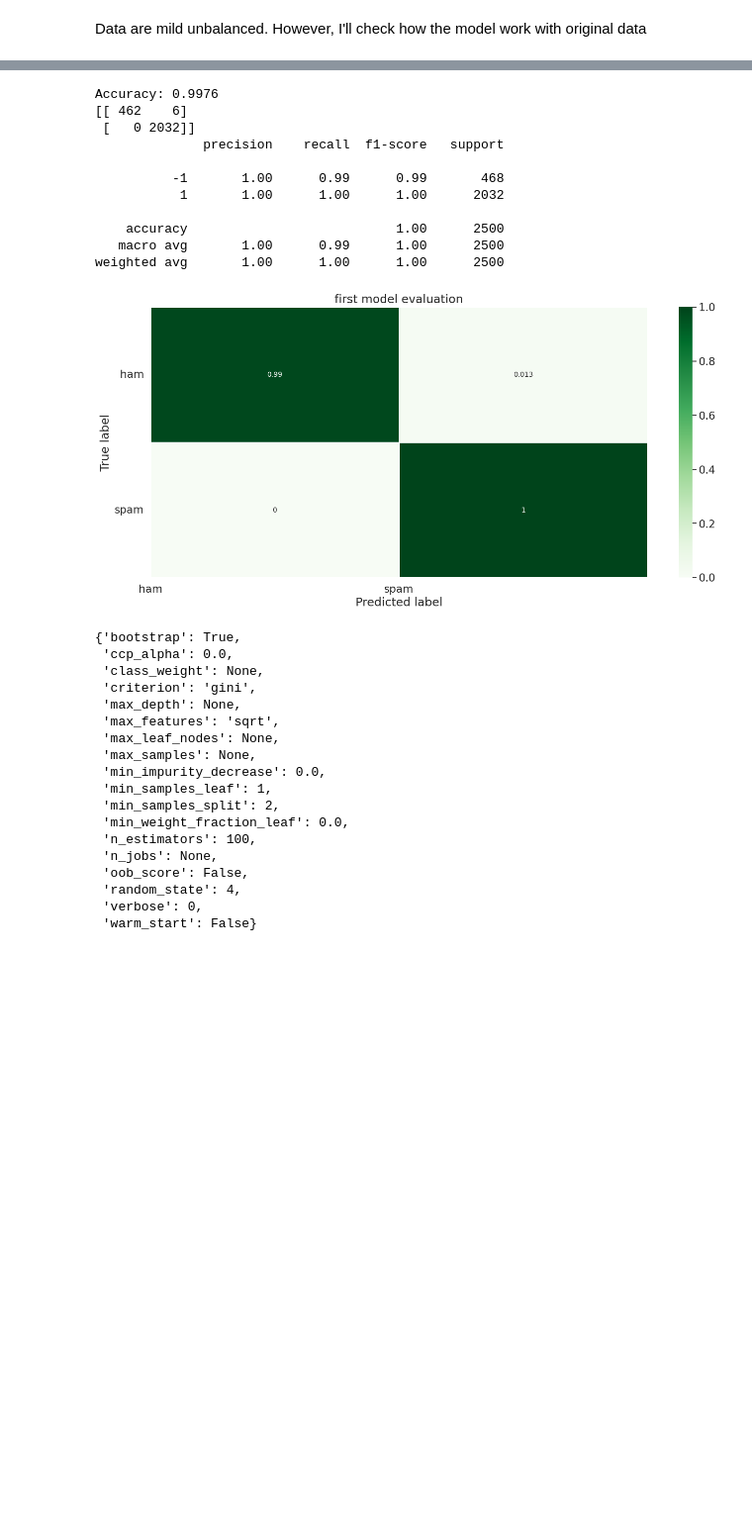
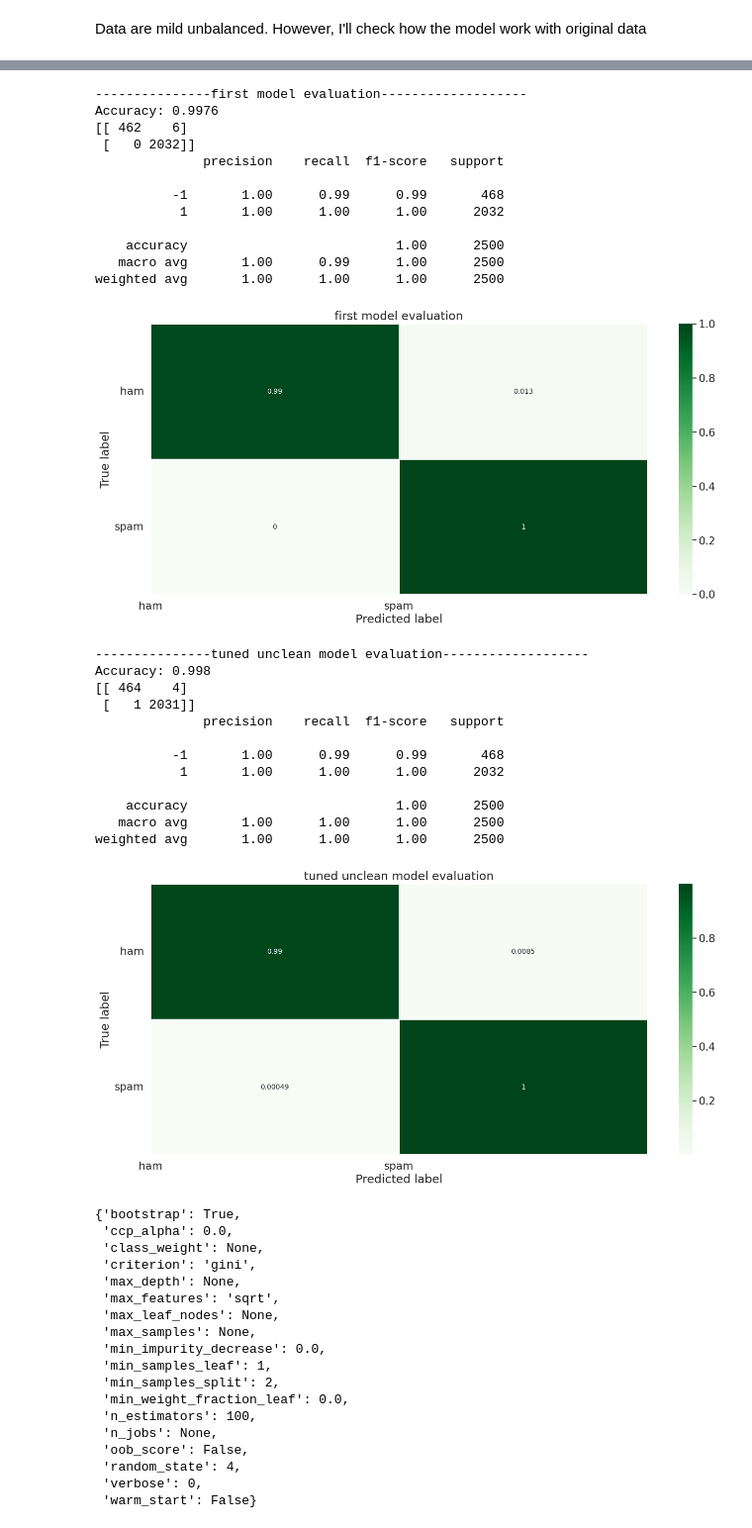
Before and after one commit to camelo-cruz/spam_detection_ML, a Jupyter notebook: camelo_cruz.ipynb, the cells around one changed output, grey strips where cells are left out. Shown: that part at 99% size. Saved outputs shown, nothing was run; the diff lists cells and outputs as text; code cells hidden in the pictures; blank space fills up the shorter version.

```diff
--- a/camelo_cruz.ipynb
+++ b/camelo_cruz.ipynb
@@ -129,24 +130,54 @@ Try a first model and see how it performs
 # %%
 #1. Create and fit classifier
 clf = RandomForestClassifier(random_state=4)
 clf.fit(x_train, y_train)
 
+#2. best random for unclean data
+best_random_unclean = RandomForestClassifier(n_estimators=800,
+min_samples_split=2,
+min_samples_leaf=1,
+max_features='auto',
+max_depth=None,
+bootstrap=False, random_state=4)
+
+best_random_unclean.fit(x_train, y_train)
+
 #2. Evaluate
 y_pred = clf.predict(x_test)
+y_pred_unclean = best_random_unclean.predict(x_test)
+
+#evaluate both unclean data
+print('---------------first model evaluation-------------------')
 evaluation(y_test, y_pred, 'first model evaluation')
+print('---------------tuned unclean model evaluation-------------------')
+evaluation(y_test, y_pred_unclean, 'tuned unclean model evaluation')
 # %% [output]
+---------------first model evaluation-------------------
 Accuracy: 0.9976
 [[ 462    6]
  [   0 2032]]
               precision    recall  f1-score   support
 
           -1       1.00      0.99      0.99       468
            1       1.00      1.00      1.00      2032
 
     accuracy                           1.00      2500
    macro avg       1.00      0.99      1.00      2500
 weighted avg       1.00      1.00      1.00      2500
 [figure]
+---------------tuned unclean model evaluation-------------------
+Accuracy: 0.998
+[[ 464    4]
+ [   1 2031]]
+              precision    recall  f1-score   support
+
+          -1       1.00      0.99      0.99       468
+           1       1.00      1.00      1.00      2032
+
+    accuracy                           1.00      2500
+   macro avg       1.00      1.00      1.00      2500
+weighted avg       1.00      1.00      1.00      2500
+[figure, added]
 # %%
 clf.get_params()
 # %% [output]
```
Also changed, not shown: parts of 20 cells of this notebook.
